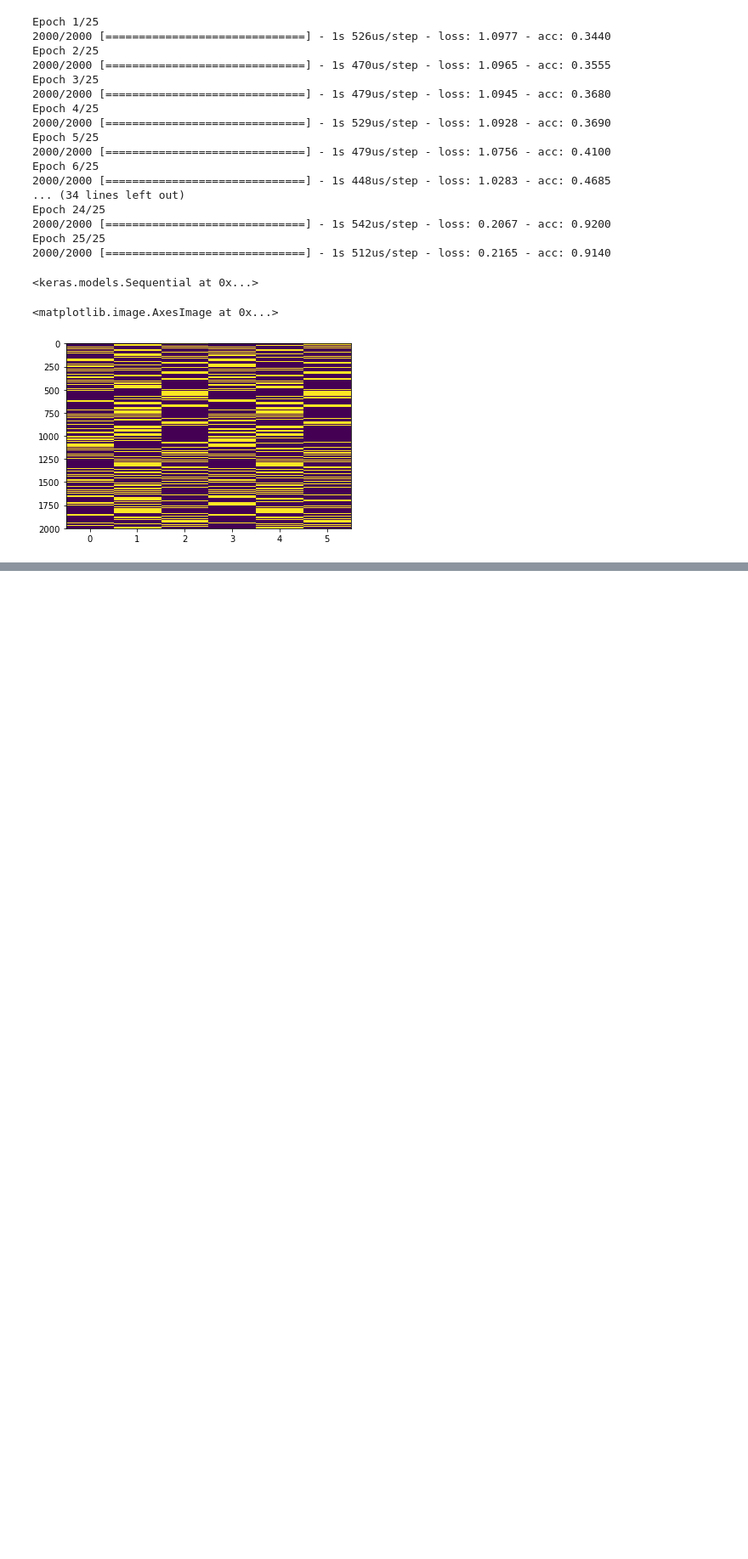
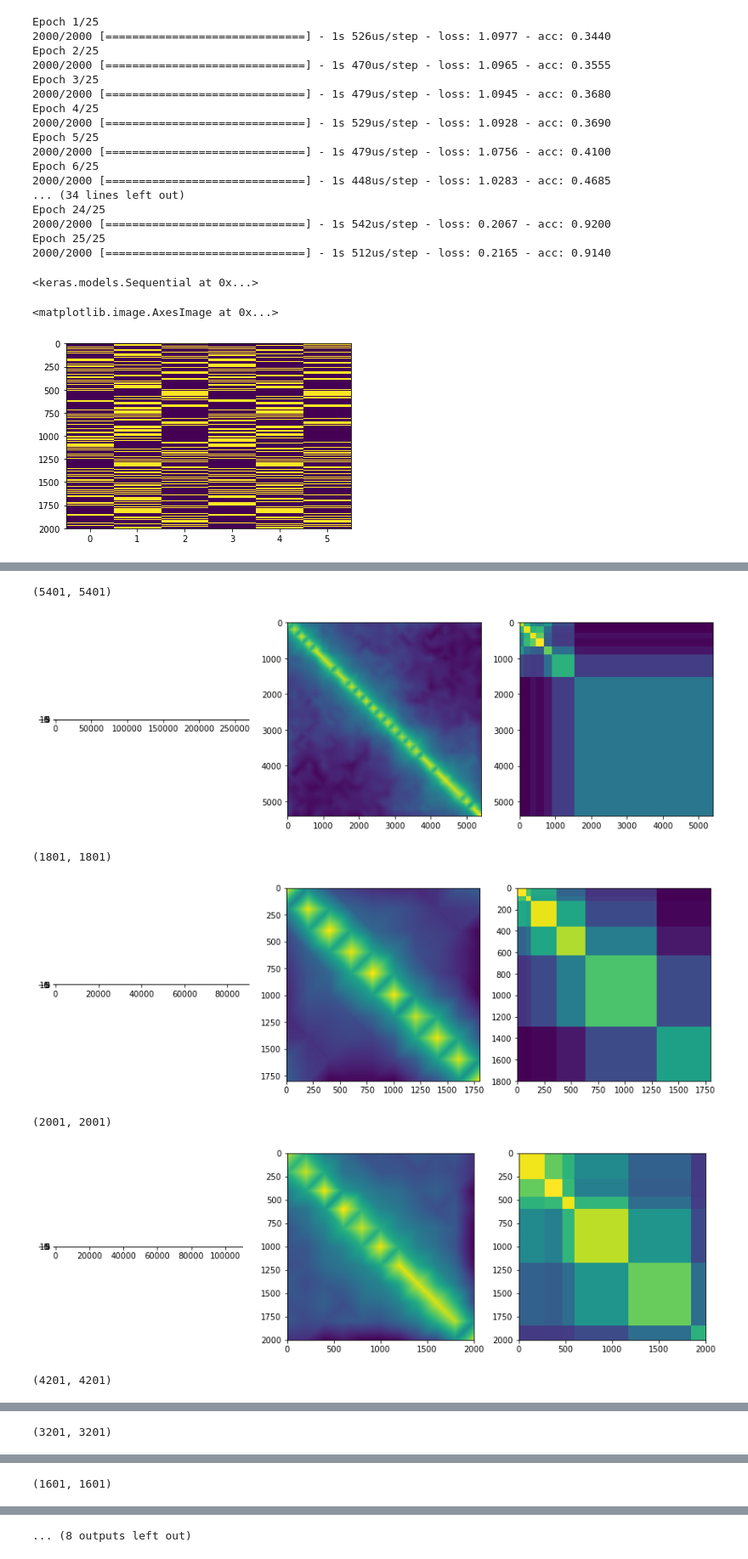
Before and after one commit to venkatesh-sivaraman/hicmotif, a Jupyter notebook: notebooks/test_rnn.ipynb, the cells around one changed output, grey strips where cells are left out. Shown at 85% size. Drawn from its saved outputs; the diff is of its cells as text; code cells hidden in the pictures; blank space fills up the shorter version.

```diff
--- a/notebooks/test_rnn.ipynb
+++ b/notebooks/test_rnn.ipynb
@@ -96,0 +138,2 @@ plt.imshow(np.hstack([Y, Y_pred]), aspect='auto')
+# %%
+state_map = load_assigned_states(base_path + "dp_assignments/assignments_{}.csv".format(pid), batch, seq_length, spacing)
@@ -96,0 +182,30 @@ plt.imshow(np.hstack([Y, Y_pred]), aspect='auto')
+# %%
+def predicted_matrix(S, R):
+    """Returned matrix of predicted values given the state assignments S
+    and the state interaction score matrix R"""
+    p_matrix = np.zeros((len(S),len(S)))
+    for i, s1 in enumerate(S):
+        for j, s2 in enumerate(S):
+            p_matrix[i][j] = R[s1][s2]
+    return p_matrix
+# %%
+for seq, mat in batch:
+    plt.figure(figsize=(12, 8))
+    plt.subplot(1, 3, 1)
+    plt.imshow(seq.to_array(), cmap='Greys')
+    plt.subplot(1, 3, 2)
+    grid = mat.values_grid(spacing)
+    print(grid.shape)
+    plt.imshow(grid)
+    plt.subplot(1, 3, 3)
+    plt.imshow(predicted_matrix(state_map[mat.identifier], Rs[-1]))
+    plt.tight_layout()
+    plt.show()
+# %% [output]
+(5401, 5401)
+[figure, added]
+(1801, 1801)
+[figure, added]
+(2001, 2001)
+[figure, added]
+(4201, 4201)
@@ -96,0 +213 @@ plt.imshow(np.hstack([Y, Y_pred]), aspect='auto')
+(3201, 3201)
@@ -96,0 +215 @@ plt.imshow(np.hstack([Y, Y_pred]), aspect='auto')
+(1601, 1601)
@@ -96,0 +217 @@ plt.imshow(np.hstack([Y, Y_pred]), aspect='auto')
+... (8 outputs left out)
```
Also changed, not shown: parts of 8 cells of this notebook, 7 other files.
